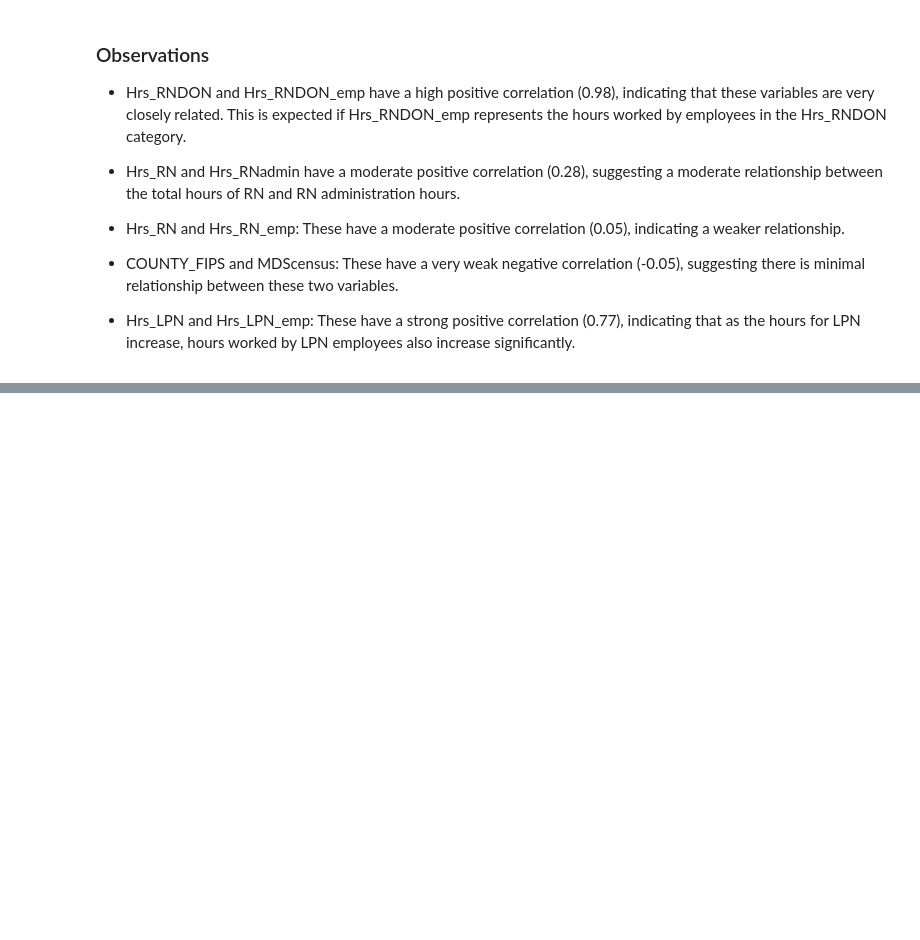
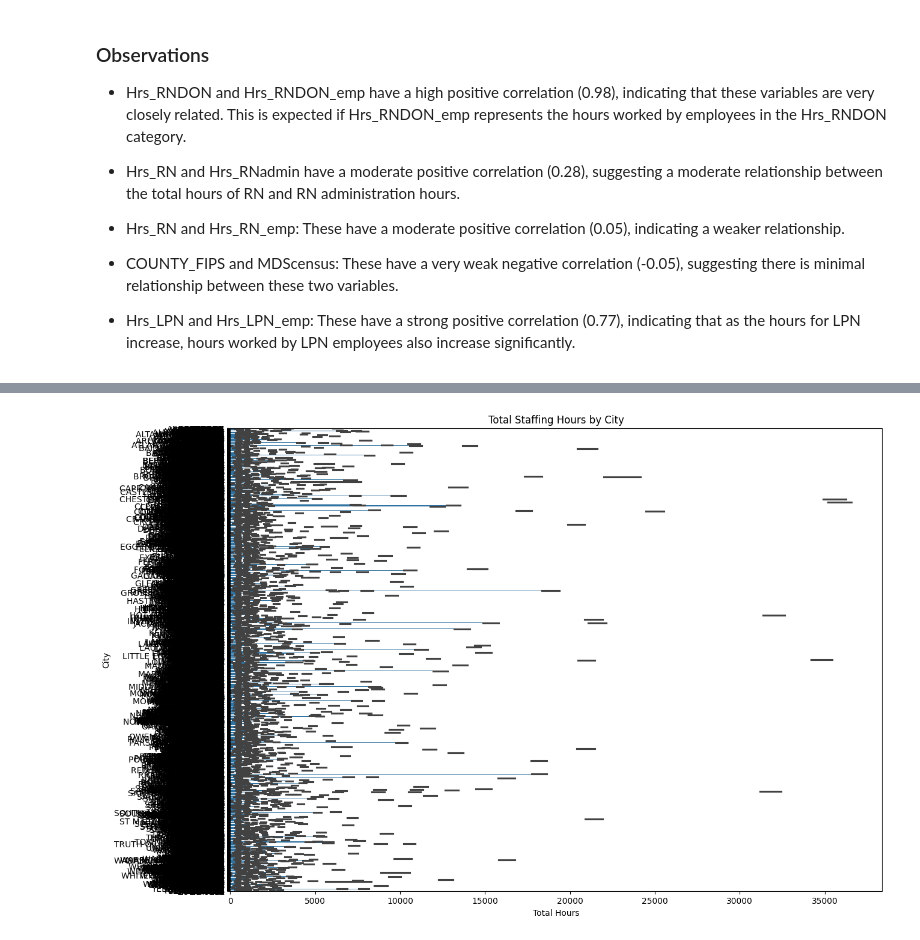
Before and after one commit to Georginahnjeri/Clipboard-Health-Q1-Sales, a Jupyter notebook: main.ipynb, the cells around one changed output, grey strips where cells are left out. Saved outputs shown, nothing was run; the diff lists cells and outputs as text; code cells hidden in the pictures; blank space fills up the shorter version.

```diff
--- a/main.ipynb
+++ b/main.ipynb
@@ -269,0 +284,10 @@ Hrs_MedAide_ctr          1.000000
+# %%
+
+plt.figure(figsize=(14, 10))
+sns.barplot(x='Hrs_RNDON', y='CITY', data=data, estimator=sum, orient='h')
+plt.title('Total Staffing Hours by City')
+plt.xlabel('Total Hours')
+plt.ylabel('City')
+plt.show()
+# %% [output]
+[figure, added]
```
Also changed, not shown: parts of 10 cells of this notebook.
